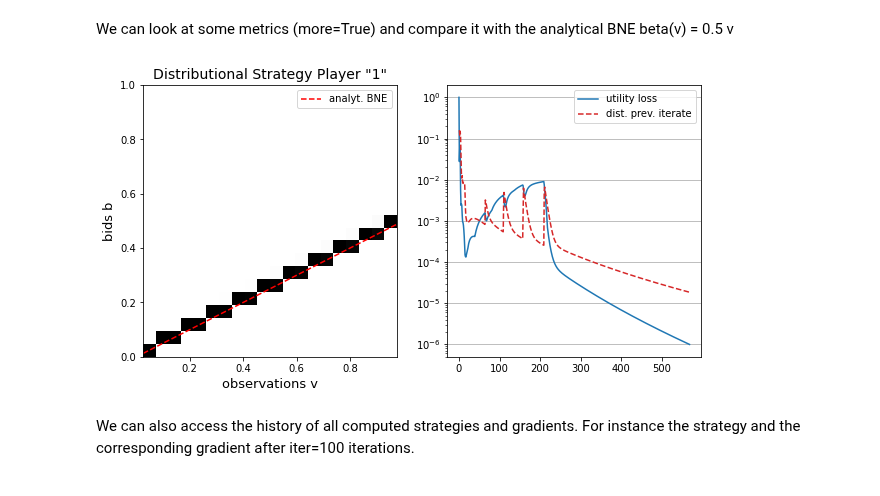
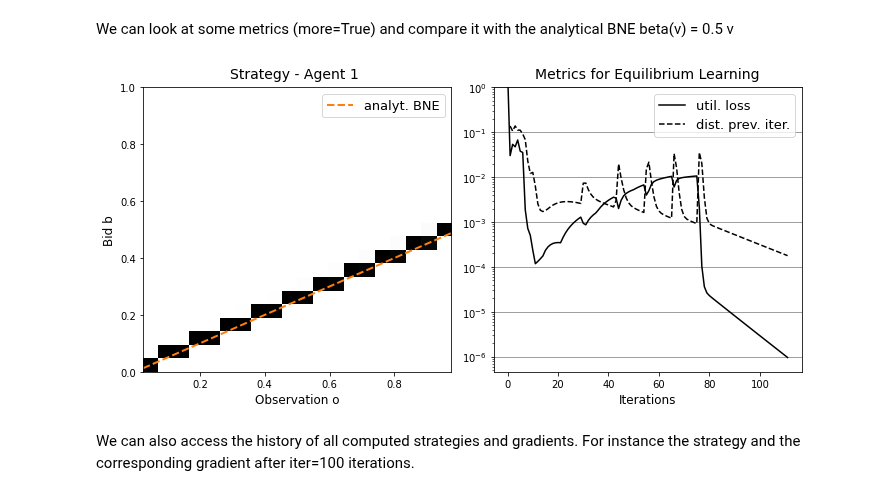
Before and after one commit to MOberlechner/soda, a Jupyter notebook: notebooks/intro.ipynb, the cells around one changed output. Cells and saved outputs as stored; diff of their text form; code cells hidden in the pictures.

Commit message:
adapt examples regarding new plot function

```diff
--- a/notebooks/intro.ipynb
+++ b/notebooks/intro.ipynb
@@ -135,8 +135,8 @@ stop_criterion = 'util_loss'
 # Specific parameters for POGA (step size)
 regularizer = 'euclidean'
 steprule_bool = True
-eta = 10
-beta = 0.5
+eta = 5
+beta = 0.05
 # %%
 learner = SODA(max_iter, tol, stop_criterion, regularizer, steprule_bool, eta, beta)
 # %% [markdown]
@@ -157,8 +157,8 @@ strategies['1'].plot()
 # %% [markdown]
 We can look at some metrics (more=True) and compare it with the analytical BNE beta(v) = 0.5 v
 # %%
-strategies['1'].plot(more=True, beta = 0.5 * strategies['1'].o_discr)
+strategies['1'].plot(metrics=True, beta = lambda x: 0.5 *x)
 # %% [output]
-[figure, old version]
+[figure, new version]
 # %% [markdown]
 We can also access the history of all computed strategies and gradients. For instance the strategy and the corresponding gradient after iter=100 iterations.
```
Also changed, not shown: parts of 5 cells of this notebook.
